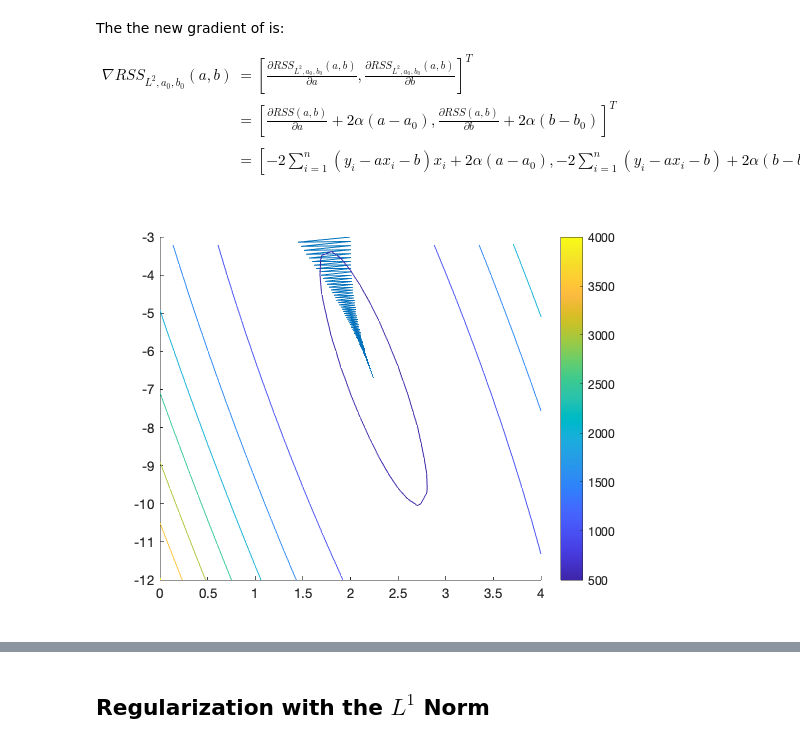
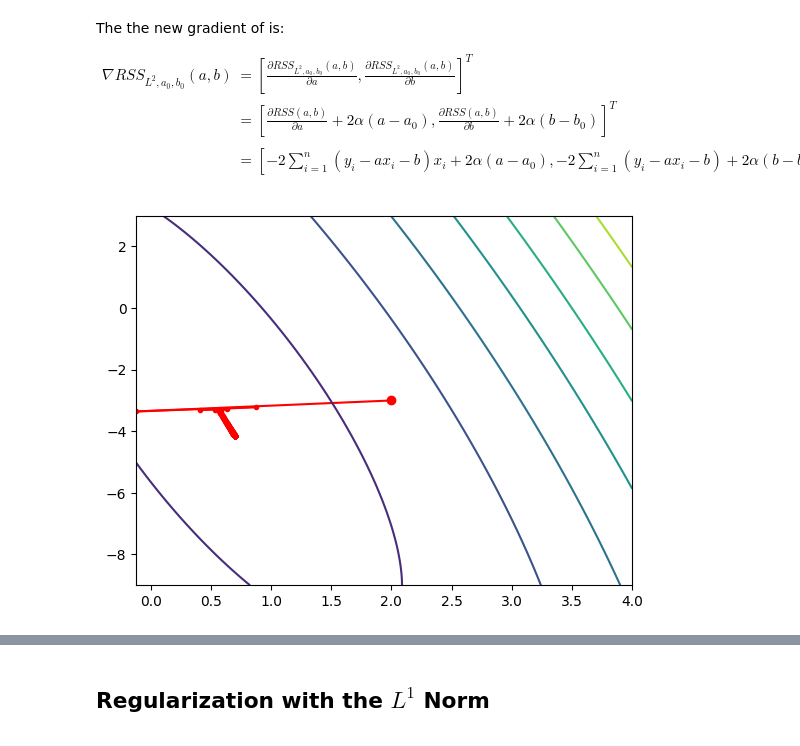
Before and after one commit to kallefrisk/Schoolwork, a Jupyter notebook: Python/DeepLearning/Regularization of linear regression with norms and constraints.ipynb, the cells around one changed output, grey strips where cells are left out. Cells and saved outputs as stored; diff of their text form; code cells hidden in the pictures.

```diff
--- a/Python/DeepLearning/Regularization of linear regression with norms and constraints.ipynb
+++ b/Python/DeepLearning/Regularization of linear regression with norms and constraints.ipynb
@@ -236,8 +236,14 @@ The regulated loss function is
 $$(\hat a, \hat b) = \arg \min_{a,b} RSS_{L^2, a_0, b_0}(a,b)=\sum_{i=1}^{n}(y_i- a x_i - b)^2 + \alpha((a-a_0)^2 + (b-b_0)^2)$$
 for some parameter $\alpha$.
 # %%
-alpha =1;
-fL2 = @(a,b)(f(a,b)+alpha*((a-a0)^2 + (b-b0)^2));
-[A,B] = meshgrid(a0-2:0.01:a0+2,b0-6:0.01:b0+6);
-plot3d(fL2, A, B, false) %contour
+alpha =1
+
+def L2t(a, b, X, Y):
+    return L2(a, b, X, Y) + alpha*((a-a0)**2 + (b-b0)**2)
+
+[A, B] = np.meshgrid(np.arange(a0-2, a0+2, 0.1,), np.arange(b0-6, b0+6, 0.4))
+
+fig, ax = plt.subplots()
+ax.contour(np.arange(a0-2, a0+2, 0.1,), np.arange(b0-6, b0+6, 0.4), L2t(A, B, X, Y))
+plt.show()
 # %% [output]
@@ -254,12 +260,15 @@ $$
 \end{aligned}
 $$
 # %%
-ffL2 = @(a,b)(ff(a,b)+[2*alpha*(a-a0);2*alpha*(b-b0)]);
-K = 1000;
-%learning_eps = 0.001;
-%learning_eps = 0.0001;
-learning_eps = 0.0025;
-[as, bs] = grad_desc_rss2(K, a0, b0, learning_eps, fL2, ffL2, true);
-[as, bs].';
+def grad_L2t(a, b, X, Y):
+    return grad_rss2(a, b, X, Y) + 2*alpha*np.array([a-a0, b-b0])
+
+K = 1000
+# learning_eps = 0.001
+# learning_eps = 0.0001
+learning_eps = 0.0025
+# learning_eps = 0.00255
+
+[aL2t, bL2t] = grad_desc_rss2(K, a0, b0, X, Y, learning_eps, L2t, grad_L2t, verbose=True)
 # %% [output]
-[figure, old version]
+[figure, new version]
```
Also changed, not shown: parts of 13 cells of this notebook.
